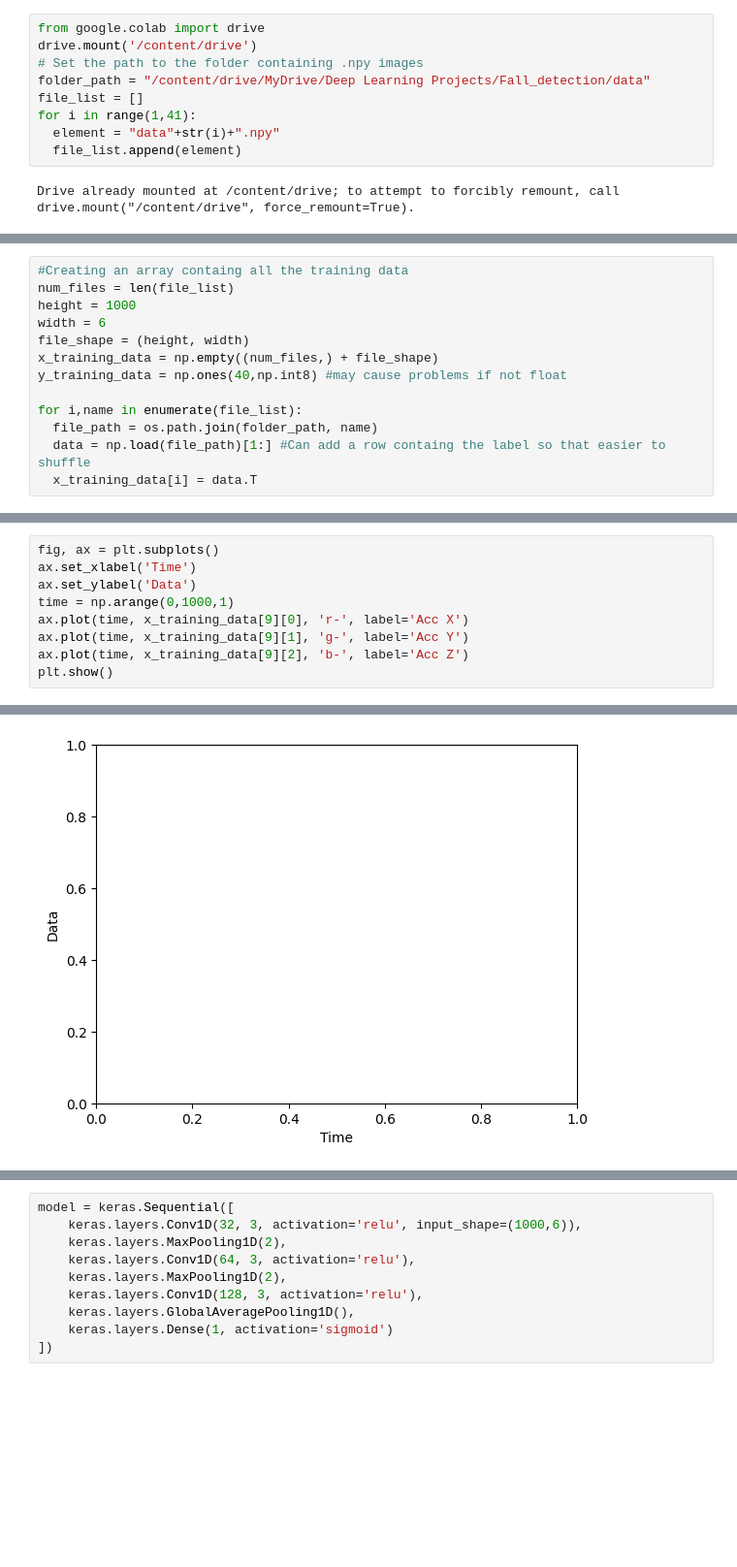
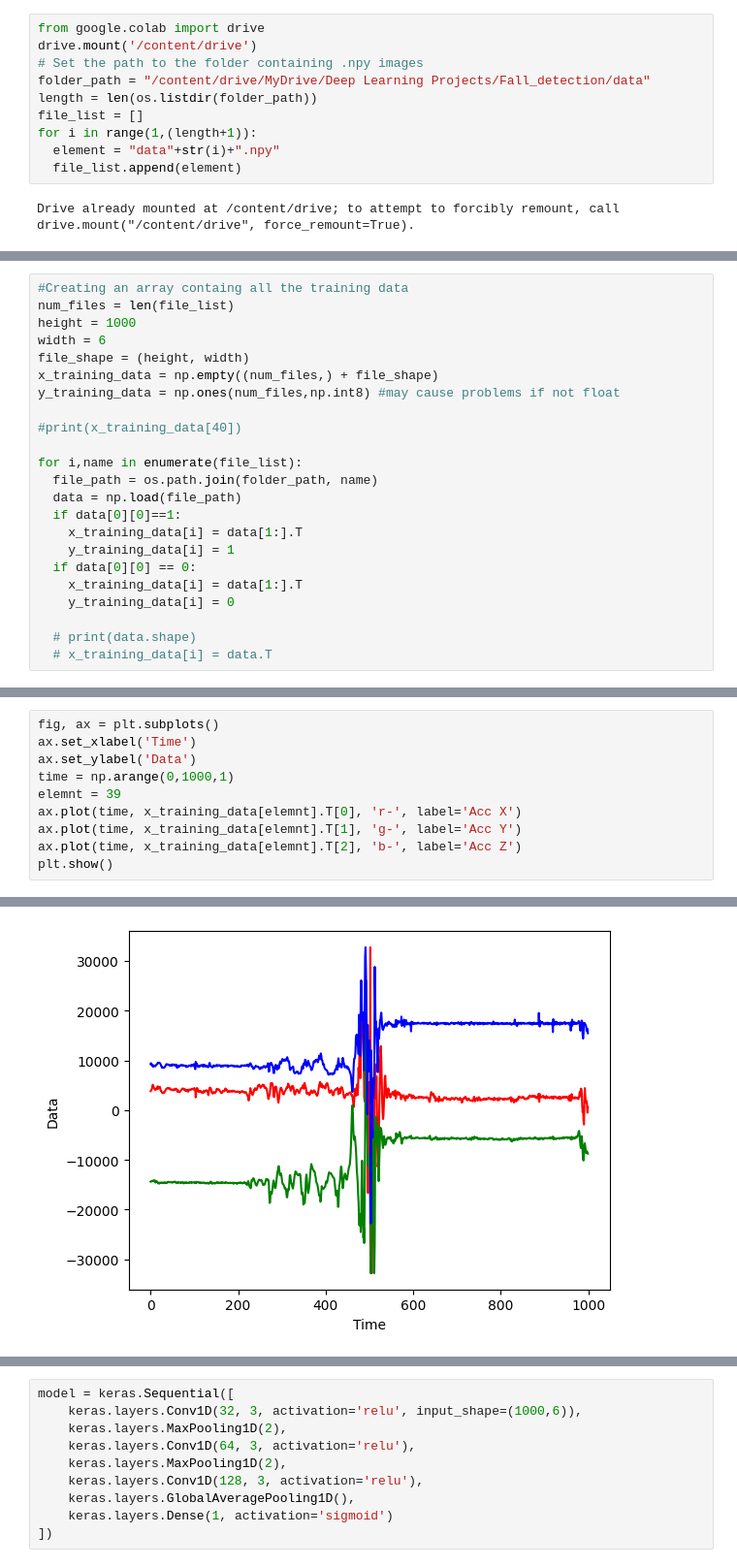
Before and after one commit to MilanBandara/Fall-detection-device, a Jupyter notebook: Fall_detection.ipynb, the cells around one changed output, grey strips where cells are left out. Shown: that part at 97% size. Cells and saved outputs as stored; diff of their text form; blank space fills up the shorter version.

Commit message:
Notebook that can train a neural network.
can train a NN to classify falls and non fallls. not enough accuracy. Can do soem data augmentation.

```diff
--- a/Fall_detection.ipynb
+++ b/Fall_detection.ipynb
@@ -15,8 +15,9 @@ from google.colab import drive
 drive.mount('/content/drive')
 # Set the path to the folder containing .npy images
 folder_path = "/content/drive/MyDrive/Deep Learning Projects/Fall_detection/data"
+length = len(os.listdir(folder_path))
 file_list = []
-for i in range(1,41):
+for i in range(1,(length+1)):
   element = "data"+str(i)+".npy"
   file_list.append(element)
 # %% [output]
@@ -28,12 +35,22 @@ height = 1000
 width = 6
 file_shape = (height, width)
 x_training_data = np.empty((num_files,) + file_shape)
-y_training_data = np.ones(40,np.int8) #may cause problems if not float
+y_training_data = np.ones(num_files,np.int8) #may cause problems if not float
+
+#print(x_training_data[40])
 
 for i,name in enumerate(file_list):
   file_path = os.path.join(folder_path, name)
-  data = np.load(file_path)[1:] #Can add a row containg the label so that easier to shuffle
-  x_training_data[i] = data.T
+  data = np.load(file_path)
+  if data[0][0]==1:
+    x_training_data[i] = data[1:].T
+    y_training_data[i] = 1
+  if data[0][0] == 0:
+    x_training_data[i] = data[1:].T
+    y_training_data[i] = 0
+
+  # print(data.shape)
+  # x_training_data[i] = data.T
 # %%
 print(x_training_data.shape)
 # %% [output]
@@ -43,8 +60,9 @@ fig, ax = plt.subplots()
 ax.set_xlabel('Time')
 ax.set_ylabel('Data')
 time = np.arange(0,1000,1)
-ax.plot(time, x_training_data[9][0], 'r-', label='Acc X')
-ax.plot(time, x_training_data[9][1], 'g-', label='Acc Y')
-ax.plot(time, x_training_data[9][2], 'b-', label='Acc Z')
+elemnt = 39
+ax.plot(time, x_training_data[elemnt].T[0], 'r-', label='Acc X')
+ax.plot(time, x_training_data[elemnt].T[1], 'g-', label='Acc Y')
+ax.plot(time, x_training_data[elemnt].T[2], 'b-', label='Acc Z')
 plt.show()
 # %% [output]
@@ -52,2 +69,2 @@ ValueError: ignored
-[figure, old version]
+[figure, new version]
 # %%
```
Also changed, not shown: parts of 11 cells of this notebook.
